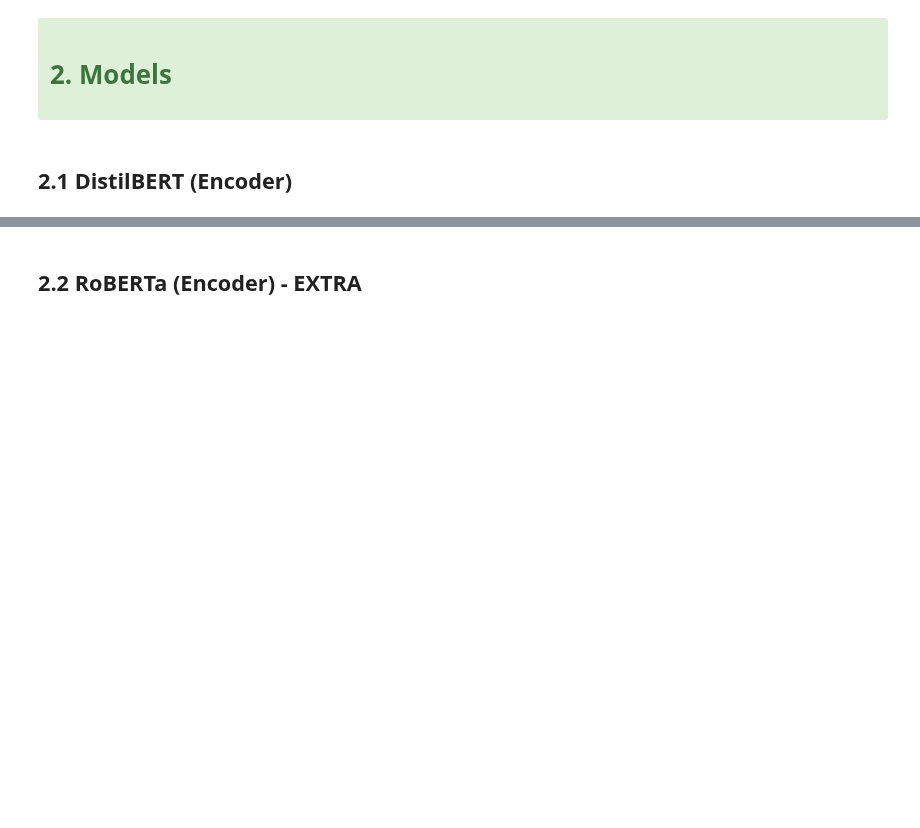
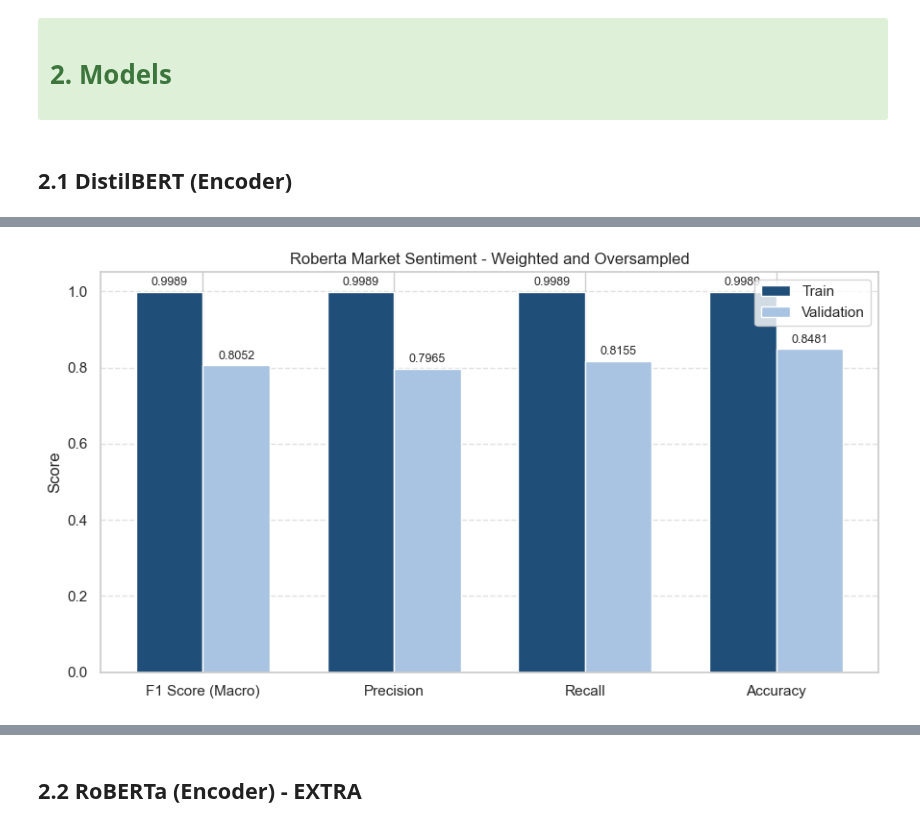
Before and after one commit to mgalao/text-mining-project, a Jupyter notebook: notebooks/3_Classification_Transformers.ipynb, the cells around one changed output, grey strips where cells are left out. Saved outputs shown, nothing was run; the diff lists cells and outputs as text; code cells hidden in the pictures; blank space fills up the shorter version.

```diff
--- a/notebooks/3_Classification_Transformers.ipynb
+++ b/notebooks/3_Classification_Transformers.ipynb
@@ -165,0 +214,29 @@ df_metrics
+# %%
+# Training arguments
+training_args = TrainingArguments(
+    output_dir="./results/distilbert_oversampling_weighted",
+    learning_rate=2e-5,
+    per_device_train_batch_size=16,
+    per_device_eval_batch_size=32,
+    num_train_epochs=5,
+    weight_decay=0.01,
+    logging_dir="./logs",                     # Logs directory
+    logging_steps=100,                        # Log every 100 steps
+    eval_strategy="no",                       # Don't evaluate at the end of every epoch
+    save_strategy="no",                       # Don't save model at the end of every epoch
+    load_best_model_at_end=True,              # Keep best model based on metric
+    metric_for_best_model="f1",               # Use F1 to choose the best model
+    greater_is_better=True,                   # Because higher F1 is better
+    report_to=[]                              # Disable WandB or other loggers
+)
+# %%
+# Trainer
+trainer = Trainer(
+    model=model,
+    args=training_args,
+    train_dataset=dataset["train"],
+    eval_dataset=dataset["validation"],
+    tokenizer=tokenizer,
+    data_collator=DataCollatorWithPadding(tokenizer),
+    compute_metrics=compute_metrics_transformers
+)
@@ -165,0 +305,6 @@ df_metrics
+# %%
+train_preds = trainer.predict(dataset["train"])
+val_preds = trainer.predict(dataset["validation"])
+
+train_pred_distilbert = np.argmax(train_preds.predictions, axis=1)
+val_pred_distilbert = np.argmax(val_preds.predictions, axis=1)
@@ -165,0 +313,12 @@ df_metrics
+# %%
+# Define the title for the metrics and plots
+title = "Roberta Market Sentiment - Weighted and Oversampled"
+# %%
+# Get metrics DataFrame
+metrics_df = get_metrics_df(title, train_labels_over, train_pred_distilbert, val_labels, val_pred_distilbert)
+metrics_df
+
+# Plot metrics
+plot_metrics(train_labels_over, train_pred_distilbert, val_labels, val_pred_distilbert, title=title)
+# %% [output]
+[figure, added]
```
Also changed, not shown: parts of 82 cells of this notebook.
